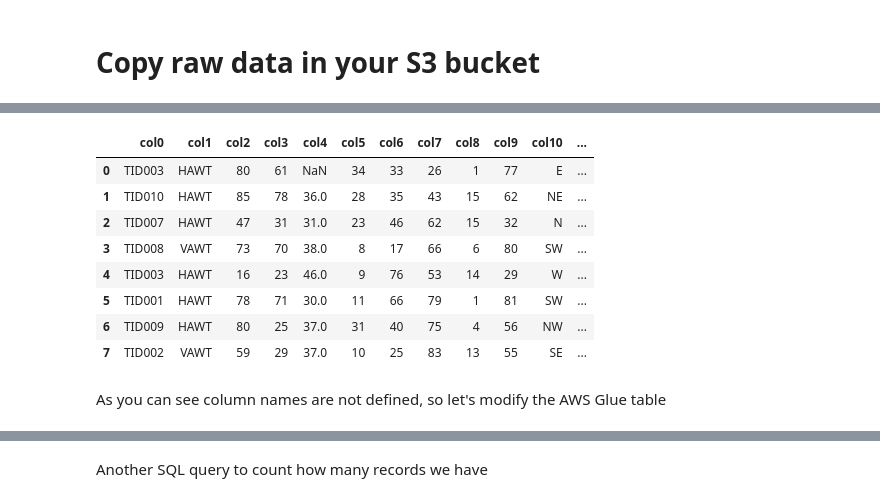
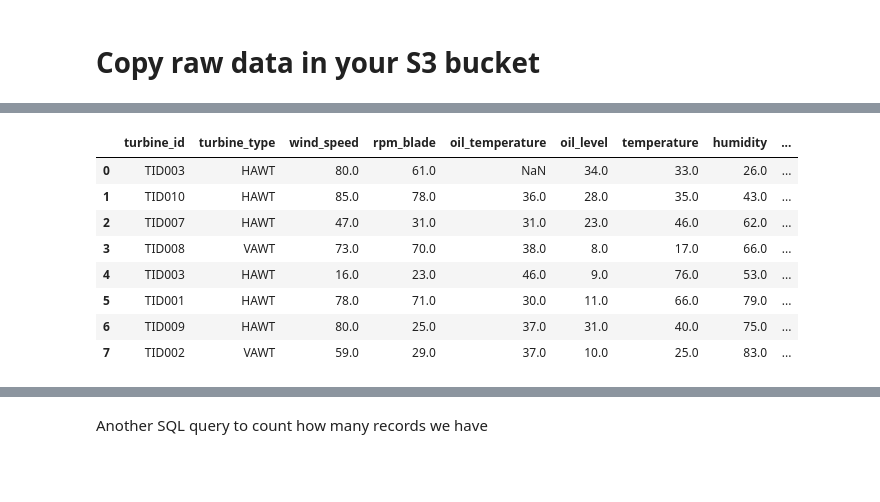
Before and after one commit to giuseppeporcelli/end-to-end-ml-application, a Jupyter notebook: 02_data_exploration_and_feature_eng/02_data_exploration_and_feature_eng.ipynb, the cells around one changed output, grey strips where cells are left out. Drawn from its saved outputs; the diff is of its cells as text; code cells hidden in the pictures; blank space fills up the shorter version.

```diff
--- a/02_data_exploration_and_feature_eng/02_data_exploration_and_feature_eng.ipynb
+++ b/02_data_exploration_and_feature_eng/02_data_exploration_and_feature_eng.ipynb
@@ -1,2 +1,19 @@
 # %% [markdown]
 <h1>Copy raw data in your S3 bucket</h1>
+# %%
+import boto3
+import sagemaker
+import time
+
+role = sagemaker.get_execution_role()
+region = boto3.Session().region_name
+
+print(region)
+print(role)
+
+# replace [your-initials] according to the bucket name you have defined.
+bucket_name = 'endtoendml-workshop-[your-initials]'
+bucket_name = 'endtoendml-workshop-ad82'
+prefix = '02'
+
+print(bucket_name)
@@ -3,22 +24,5 @@
 # %%
 import boto3
-import sagemaker
-import time
-
-
-role = sagemaker.get_execution_role()
-region = boto3.Session().region_name
-
-print(region)
-print(role)
-
-# Replace initials placeholder.
-#initials = '[initials]'
-initials = 'ad82'
-bucket_name = 'endtoendml-workshop-{0}'.format(initials)
-prefix = '02'
-
-print(bucket_name)
 
 s3 = boto3.resource('s3')
 
@@ -28,6 +32,5 @@ copy_source = {
 }
 
 file_name = 'windturbine_raw_data.csv'
-file_key = '{0}/data/{1}'.format(prefix, file_name)
+file_key = 'data/{0}'.format(file_name)
 s3.Bucket(bucket_name).copy(copy_source, file_key)
-#s3.Bucket(bucket_name).download_file(file_key, file_name)
@@ -108,23 +170,20 @@ You should consider upgrading via the 'pip install --upgrade pip' command.
 # %%
 import pyathena
 from pyathena import connect
 import pandas as pd
 
-
-conn = connect(s3_staging_dir='s3://{0}/{1}/staging/'.format(bucket_name, prefix),
+conn = connect(s3_staging_dir='s3://{0}/staging/'.format(bucket_name),
                region_name='eu-west-1')
 
 df = pd.read_sql('SELECT * FROM "endtoendml-db".data limit 8;', conn)
 df
 # %% [output]
-|  | col0 | col1 | col2 | col3 | col4 | col5 | col6 | col7 | col8 | col9 | col10 | ... |
-| 0 | TID003 | HAWT | 80 | 61 | NaN | 34 | 33 | 26 | 1 | 77 | E | ... |
-| 1 | TID010 | HAWT | 85 | 78 | 36.0 | 28 | 35 | 43 | 15 | 62 | NE | ... |
-| 2 | TID007 | HAWT | 47 | 31 | 31.0 | 23 | 46 | 62 | 15 | 32 | N | ... |
-| 3 | TID008 | VAWT | 73 | 70 | 38.0 | 8 | 17 | 66 | 6 | 80 | SW | ... |
-| 4 | TID003 | HAWT | 16 | 23 | 46.0 | 9 | 76 | 53 | 14 | 29 | W | ... |
-| 5 | TID001 | HAWT | 78 | 71 | 30.0 | 11 | 66 | 79 | 1 | 81 | SW | ... |
-| 6 | TID009 | HAWT | 80 | 25 | 37.0 | 31 | 40 | 75 | 4 | 56 | NW | ... |
-| 7 | TID002 | VAWT | 59 | 29 | 37.0 | 10 | 25 | 83 | 13 | 55 | SE | ... |
+|  | turbine_id | turbine_type | wind_speed | rpm_blade | oil_temperature | oil_level | temperature | humidity | ... |
+| 0 | TID003 | HAWT | 80.0 | 61.0 | NaN | 34.0 | 33.0 | 26.0 | ... |
+| 1 | TID010 | HAWT | 85.0 | 78.0 | 36.0 | 28.0 | 35.0 | 43.0 | ... |
+| 2 | TID007 | HAWT | 47.0 | 31.0 | 31.0 | 23.0 | 46.0 | 62.0 | ... |
+| 3 | TID008 | VAWT | 73.0 | 70.0 | 38.0 | 8.0 | 17.0 | 66.0 | ... |
+| 4 | TID003 | HAWT | 16.0 | 23.0 | 46.0 | 9.0 | 76.0 | 53.0 | ... |
+| 5 | TID001 | HAWT | 78.0 | 71.0 | 30.0 | 11.0 | 66.0 | 79.0 | ... |
+| 6 | TID009 | HAWT | 80.0 | 25.0 | 37.0 | 31.0 | 40.0 | 75.0 | ... |
+| 7 | TID002 | VAWT | 59.0 | 29.0 | 37.0 | 10.0 | 25.0 | 83.0 | ... |
-# %% [markdown]
-As you can see column names are not defined, so let's modify the AWS Glue table
```
Also changed, not shown: parts of 27 cells of this notebook, 1 other file.
